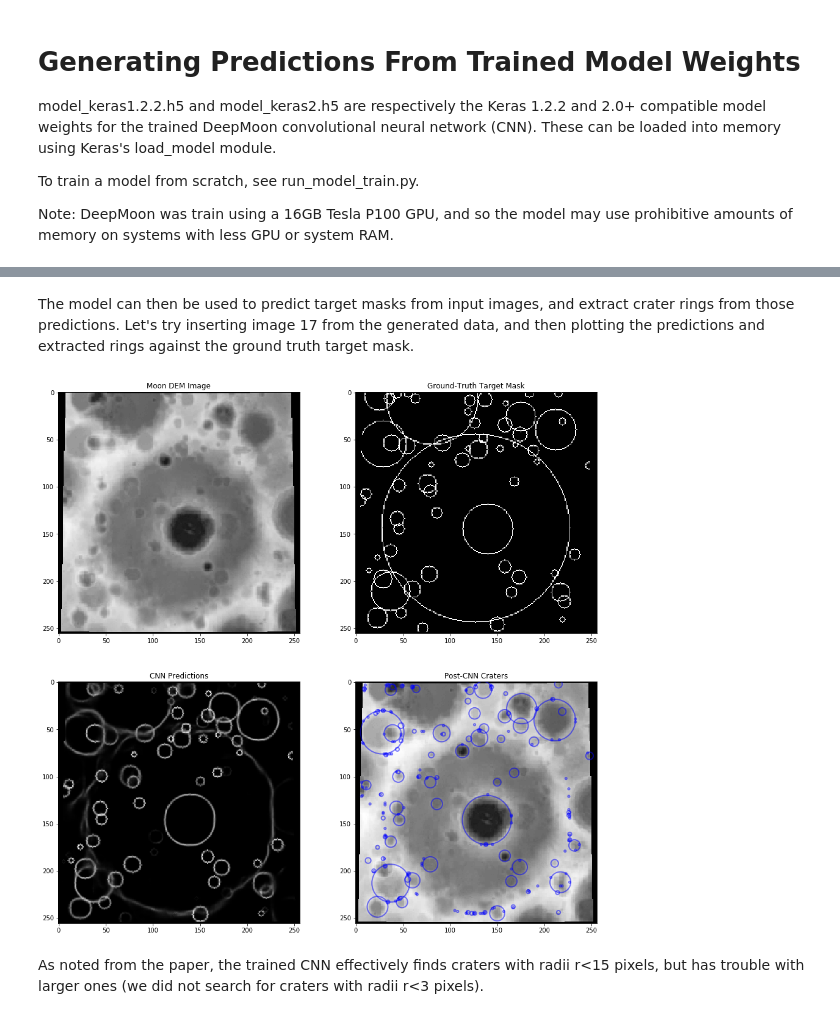
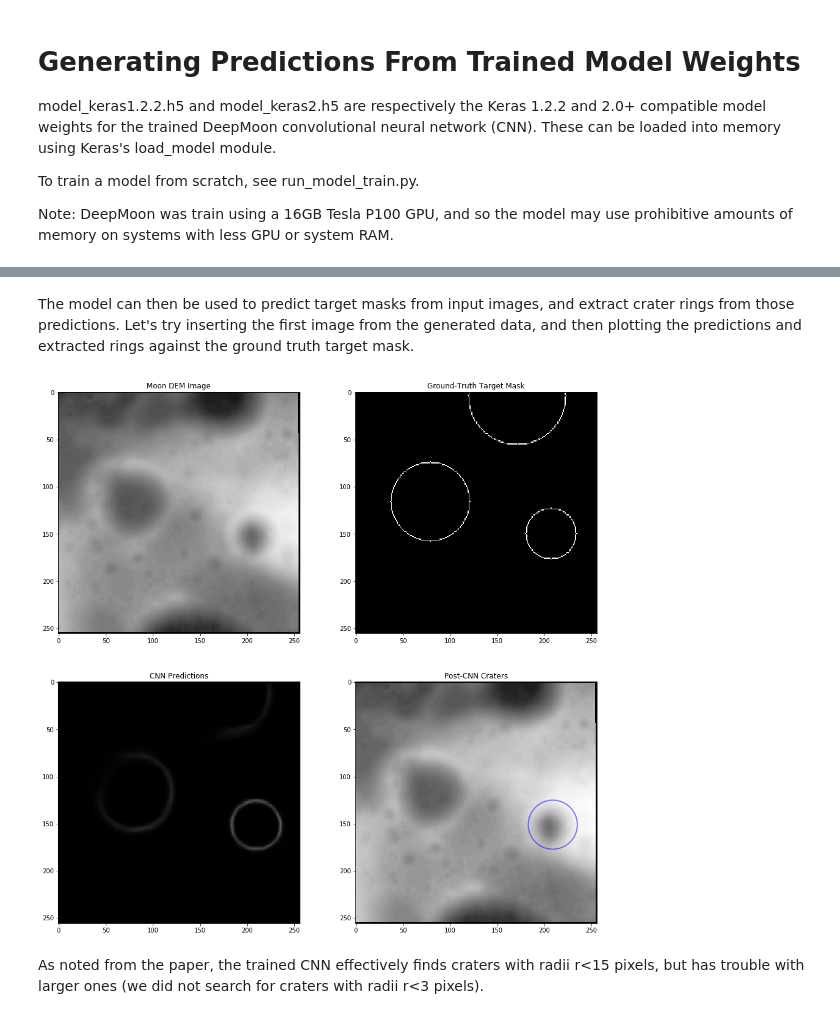
Before and after one commit to silburt/DeepMoon, a Jupyter notebook: DeepMoon_starter.ipynb, the cells around one changed output, grey strips where cells are left out. Cells and saved outputs as stored; diff of their text form; code cells hidden in the pictures.

```diff
--- a/DeepMoon_starter.ipynb
+++ b/DeepMoon_starter.ipynb
@@ -324,12 +329,12 @@ deepmoon_path='/content/DeepMoon/'
 import input_data_gen as igen
 import utils.processing as proc
 
-
 # Read source image.
 img = Image.open(zenodo_path + "/LunarLROLrocKaguya_118mperpix.png").convert("L")
 # Read and combine the LROC and Head datasets (stored under ../catalogues)
 craters = igen.ReadLROCHeadCombinedCraterCSV(filelroc=deepmoon_path + "/catalogues/LROCCraters.csv",
                                              filehead=deepmoon_path + "/catalogues/HeadCraters.csv")
 
-# Generate 'amt' image/target sets, and corresponding crater dataframes.  np.random.seed is set for consistency.
-igen.GenDataset(img, craters, zenodo_path + '/test_zenodo5', amt=25, seed=1337)
+fn = 'test_zenodo'
+# Generate 10 image/target sets, and corresponding crater dataframes.  np.random.seed is set for consistency.
+igen.GenDataset(img, craters, zenodo_path + '/' + fn, amt=10, rawlen_range=[256, 3000]) #, seed=1337
@@ -358,7 +350,7 @@ sys.path
 This generates test_zenodo_images.hdf5, which stores DEM images, and test_zenodo_craters.hdf5, which stores ground truth crater data. We read in the images and plot one pair:
 # %%
 # Read in and pre-process data.
-gen_imgs = h5py.File(zenodo_path + '/test_zenodo1_images.hdf5', 'r')
+gen_imgs = h5py.File(zenodo_path + '/' + fn + '_images.hdf5', 'r')
 sample_data = {'imgs': [gen_imgs['input_images'][...].astype('float32'),
                         gen_imgs['target_masks'][...].astype('float32')]}
 proc.preprocess(sample_data)
@@ -404,0 +424,8 @@ keras.__version__
+# %%
+from keras.models import load_model
+sys.path.append("%s/utils/"%deepmoon_path)
+import template_match_target as tmt
+
+# Use the commented out line for Keras 2.0+
+model = load_model(zenodo_path + '/model_keras2.h5')
+# model = load_model(zenodo_path + '/model_keras1.2.2.h5')
@@ -405,29 +450,29 @@ keras.__version__
 # %% [markdown]
-The model can then be used to predict target masks from input images, and extract crater rings from those predictions. Let's try inserting image 17 from the generated data, and then plotting the predictions and extracted rings against the ground truth target mask.
+The model can then be used to predict target masks from input images, and extract crater rings from those predictions. Let's try inserting the first image from the generated data, and then plotting the predictions and extracted rings against the ground truth target mask.
 # %%
 # Use the CNN to make a prediction.  We use [iwant:iwant + 1] to keep input as a 4D tensor.
 # Input data MUST BE PREPROCESSED (see proc.preprocess, above) before being passed into model.predict
-iwant = 17
+iwant = show_subset[0]
 pred = model.predict(sd_input_images[iwant:iwant + 1])
 # Use scikit-image template matching to extract crater locations.  Only search for craters with r >= 3 pixels.
-extracted_rings = tmt.template_match_t(pred[0].copy(), minrad=2.)
+extracted_rings = tmt.template_match_t(pred[0].copy(), minrad=3.)
 #
 fig = plt.figure(figsize=[16, 16])
 [[ax1, ax2], [ax3, ax4]] = fig.subplots(2, 2)
 ax1.imshow(sd_input_images[iwant].squeeze(), origin='upper', cmap='Greys_r', vmin=0, vmax=1.1)
 ax2.imshow(sd_target_masks[iwant].squeeze(), origin='upper', cmap='Greys_r')
 ax3.imshow(pred[0], origin='upper', cmap='Greys_r', vmin=0, vmax=1)
 ax4.imshow(sd_input_images[iwant].squeeze(), origin='upper', cmap="Greys_r")
 for x, y, r in extracted_rings:
     circle = plt.Circle((x, y), r, color='blue', fill=False, linewidth=2, alpha=0.5)
     ax4.add_artist(circle)
 ax1.set_title('Moon DEM Image')
 ax2.set_title('Ground-Truth Target Mask')
 ax3.set_title('CNN Predictions')
 ax4.set_title('Post-CNN Craters')
 plt.show()
 # %% [output]
-[figure, old version]
+[figure, new version]
 # %% [markdown]
 As noted from the paper, the trained CNN effectively finds craters with radii  r<15  pixels, but has trouble with larger ones (we did not search for craters with radii  r<3  pixels).
 # %% [markdown]
```
Also changed, not shown: parts of 40 cells of this notebook.
